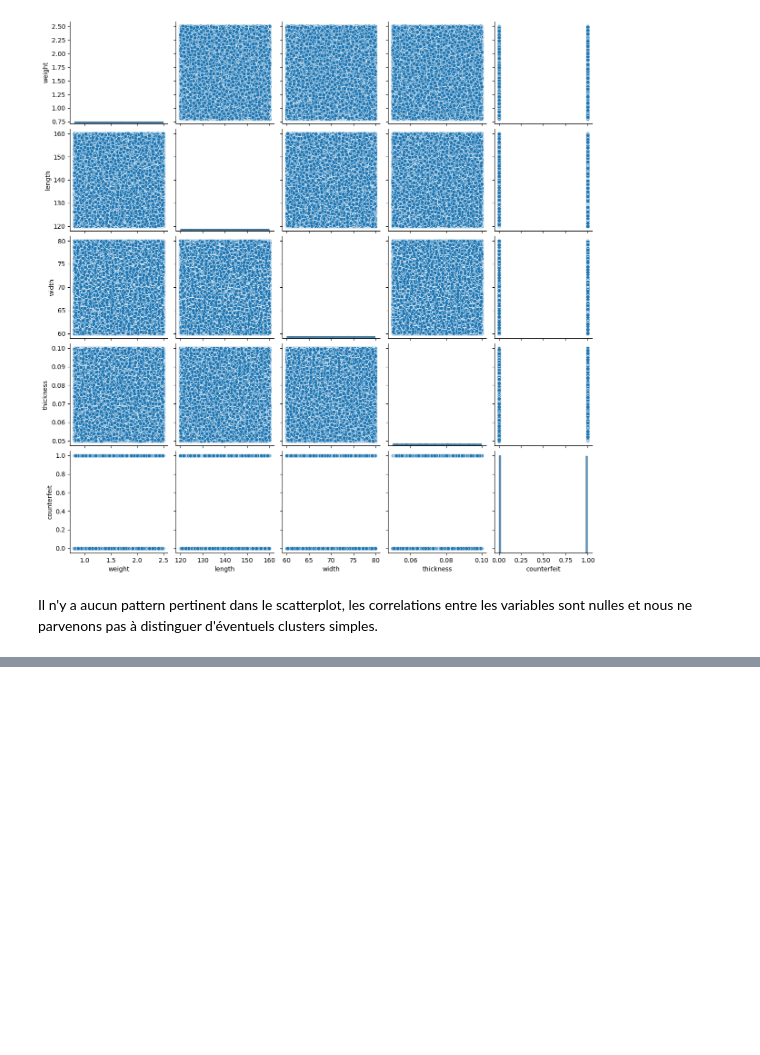
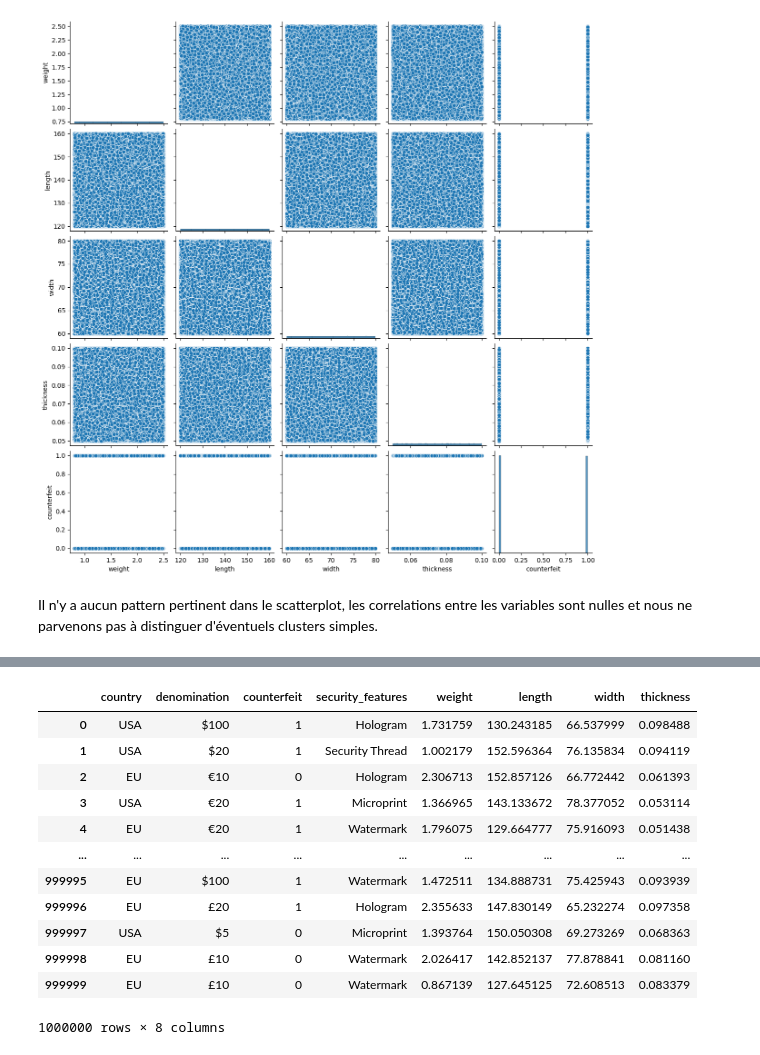
Before and after one commit to anthonybnl/projet-datascience, a Jupyter notebook: eda.ipynb, the cells around one changed output, grey strips where cells are left out. Cells and saved outputs as stored; diff of their text form; code cells hidden in the pictures; blank space fills up the shorter version.

```diff
--- a/eda.ipynb
+++ b/eda.ipynb
@@ -274,0 +267,18 @@ df_one_hot
+# %%
+df2 = df.drop(columns='serial_number')
+
+df2
+# %% [output]
+|  | country | denomination | counterfeit | security_features | weight | length | width | thickness |
+| 0 | USA | $100 | 1 | Hologram | 1.731759 | 130.243185 | 66.537999 | 0.098488 |
+| 1 | USA | $20 | 1 | Security Thread | 1.002179 | 152.596364 | 76.135834 | 0.094119 |
+| 2 | EU | €10 | 0 | Hologram | 2.306713 | 152.857126 | 66.772442 | 0.061393 |
+| 3 | USA | €20 | 1 | Microprint | 1.366965 | 143.133672 | 78.377052 | 0.053114 |
+| 4 | EU | €20 | 1 | Watermark | 1.796075 | 129.664777 | 75.916093 | 0.051438 |
+| ... | ... | ... | ... | ... | ... | ... | ... | ... |
+| 999995 | EU | $100 | 1 | Watermark | 1.472511 | 134.888731 | 75.425943 | 0.093939 |
+| 999996 | EU | £20 | 1 | Hologram | 2.355633 | 147.830149 | 65.232274 | 0.097358 |
+| 999997 | USA | $5 | 0 | Microprint | 1.393764 | 150.050308 | 69.273269 | 0.068363 |
+| 999998 | EU | £10 | 0 | Watermark | 2.026417 | 142.852137 | 77.878841 | 0.081160 |
+| 999999 | EU | £10 | 0 | Watermark | 0.867139 | 127.645125 | 72.608513 | 0.083379 |
+1000000 rows × 8 columns
```
Also changed, not shown: parts of 17 cells of this notebook.
